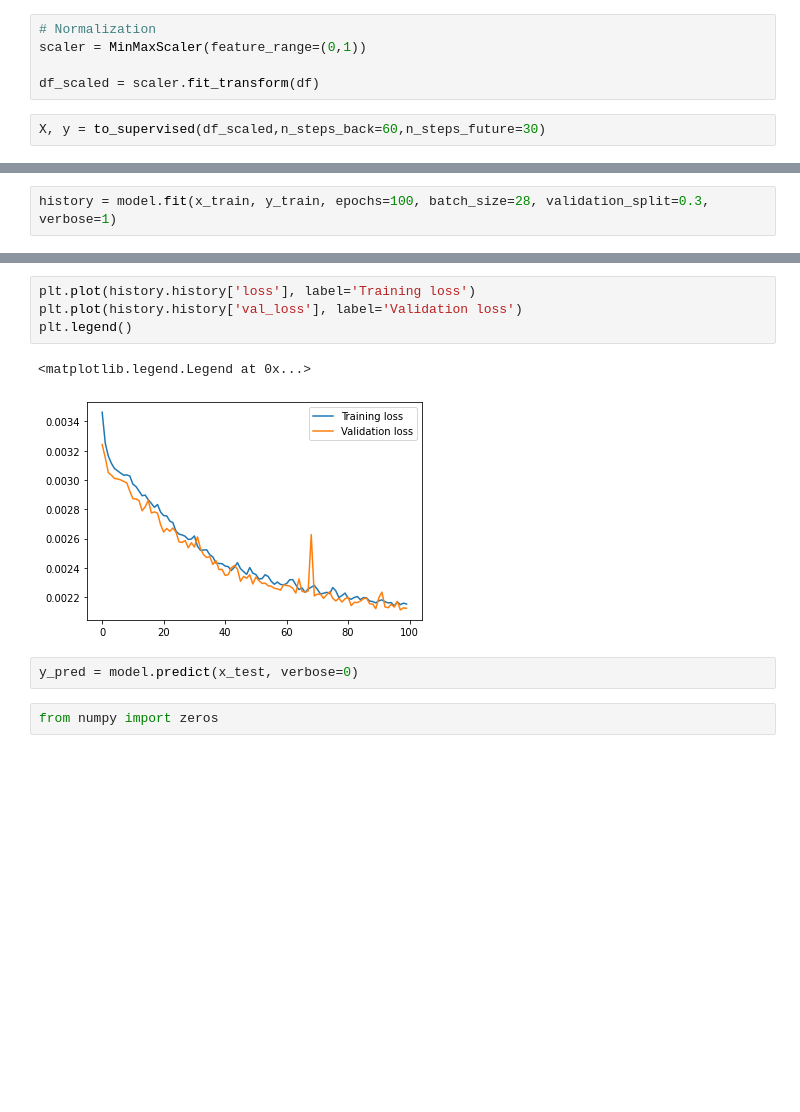
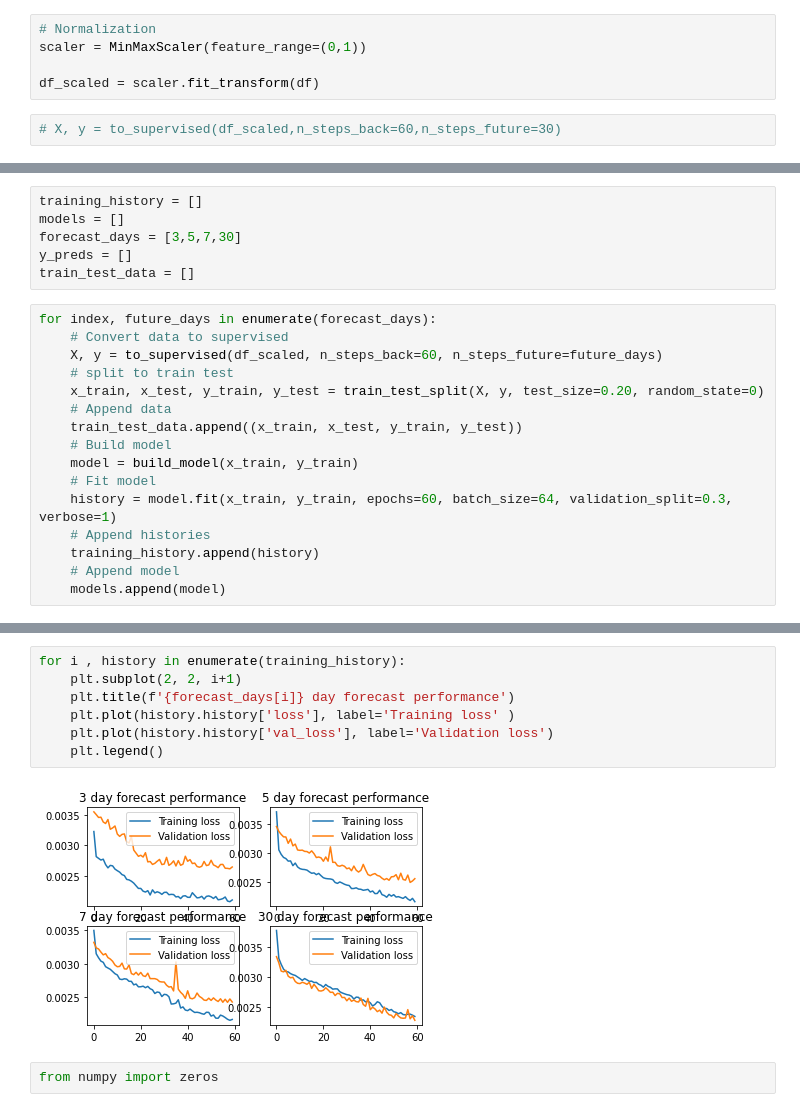
Before and after one commit to bryan-mwas/keras-lstm, a Jupyter notebook: lstm.ipynb, the cells around one changed output, grey strips where cells are left out. Saved outputs shown, nothing was run; the diff lists cells and outputs as text; blank space fills up the shorter version.

Commit message:
Model predict 3-5-7-30 days

```diff
--- a/lstm.ipynb
+++ b/lstm.ipynb
@@ -95,5 +75,5 @@ scaler = MinMaxScaler(feature_range=(0,1))
 
 df_scaled = scaler.fit_transform(df)
 # %%
-X, y = to_supervised(df_scaled,n_steps_back=60,n_steps_future=30)
+# X, y = to_supervised(df_scaled,n_steps_back=60,n_steps_future=30)
 # %%
@@ -138,2 +98,0 @@ _________________________________________________________________
-# %%
-history = model.fit(x_train, y_train, epochs=100, batch_size=28, validation_split=0.3, verbose=1)
@@ -157,0 +99,22 @@ Epoch 100/100
+# %%
+training_history = []
+models = []
+forecast_days = [3,5,7,30]
+y_preds = []
+train_test_data = []
+# %%
+for index, future_days in enumerate(forecast_days):
+    # Convert data to supervised
+    X, y = to_supervised(df_scaled, n_steps_back=60, n_steps_future=future_days)
+    # split to train test
+    x_train, x_test, y_train, y_test = train_test_split(X, y, test_size=0.20, random_state=0)
+    # Append data
+    train_test_data.append((x_train, x_test, y_train, y_test))
+    # Build model
+    model = build_model(x_train, y_train)
+    # Fit model
+    history = model.fit(x_train, y_train, epochs=60, batch_size=64, validation_split=0.3, verbose=1)
+    # Append histories
+    training_history.append(history)
+    # Append model
+    models.append(model)
@@ -158,12 +145,12 @@ Epoch 100/100
 # %%
-plt.plot(history.history['loss'], label='Training loss')
-plt.plot(history.history['val_loss'], label='Validation loss')
-plt.legend()
+for i , history in enumerate(training_history):
+    plt.subplot(2, 2, i+1)
+    plt.title(f'{forecast_days[i]} day forecast performance')
+    plt.plot(history.history['loss'], label='Training loss' )
+    plt.plot(history.history['val_loss'], label='Validation loss')
+    plt.legend()
 # %% [output]
-<matplotlib.legend.Legend at 0x...>
-[figure, old version]
+[figure, new version]
-# %%
-y_pred = model.predict(x_test, verbose=0)
 # %%
 from numpy import zeros
 # %%
```
Also changed, not shown: parts of 26 cells of this notebook, 23 other files.
